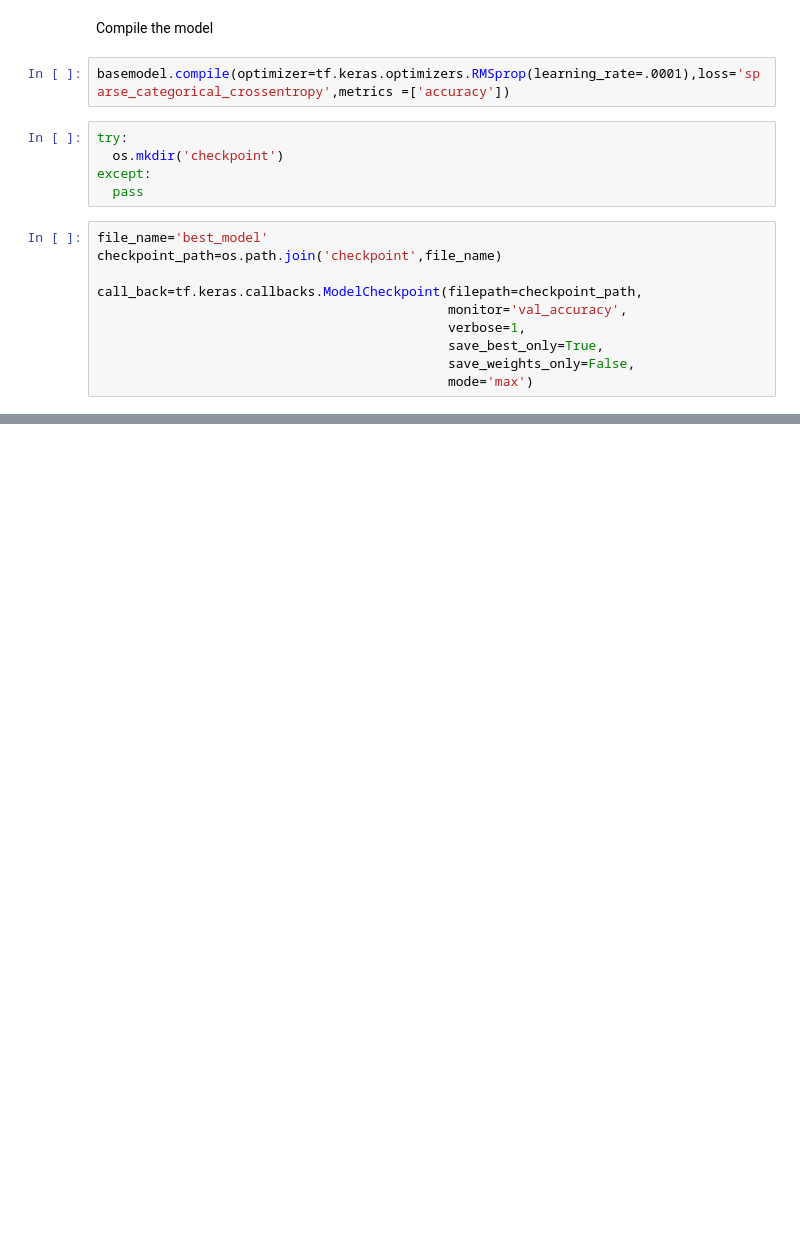
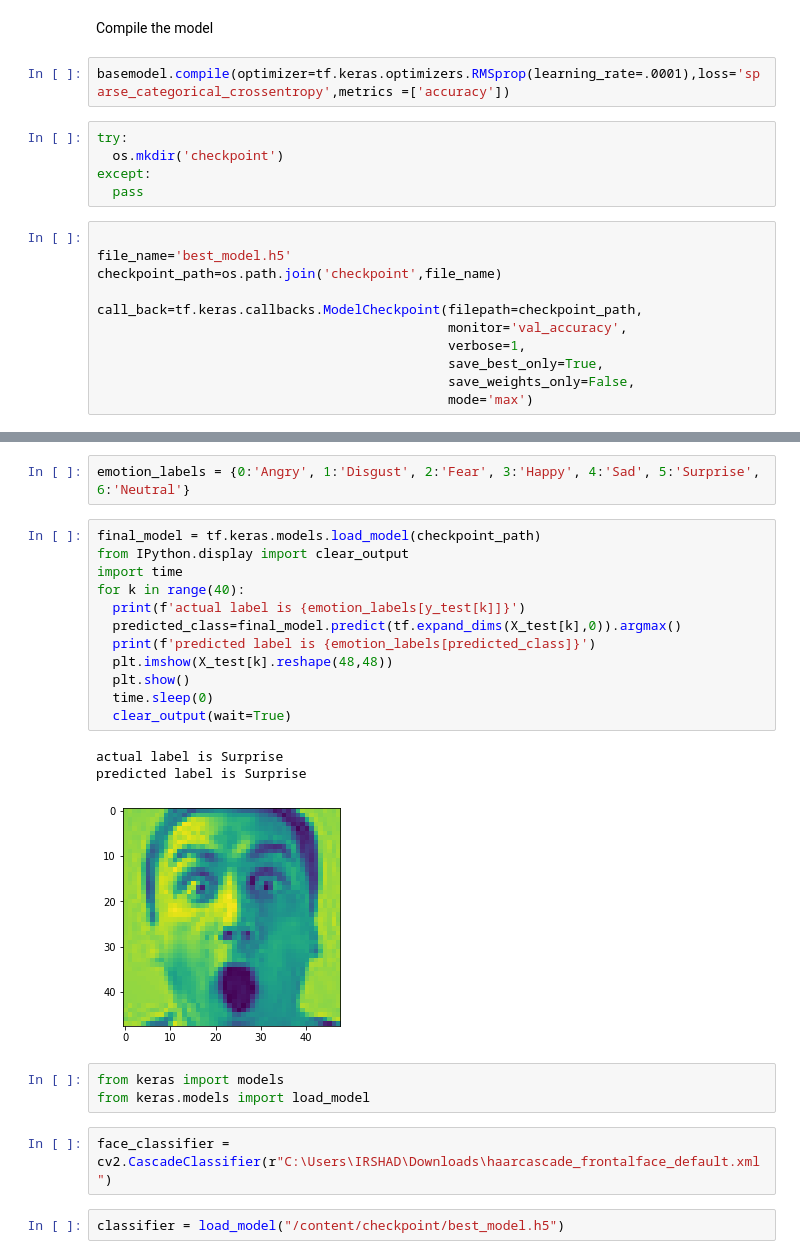
Before and after one commit to irshad9873/Face-Emotion-Detection-new, a Jupyter notebook: Untitled46.ipynb, the cells around one changed output, grey strips where cells are left out. Saved outputs shown, nothing was run; the diff lists cells and outputs as text; blank space fills up the shorter version.

```diff
--- a/Untitled46.ipynb
+++ b/Untitled46.ipynb
@@ -207,7 +207,8 @@ try:
 except:
   pass
 # %%
-file_name='best_model'
+
+file_name='best_model.h5'
 checkpoint_path=os.path.join('checkpoint',file_name)
 
 call_back=tf.keras.callbacks.ModelCheckpoint(filepath=checkpoint_path,
@@ -239 +240,26 @@ Epoch 20: val_accuracy did not improve from 0.25601
 <keras.callbacks.History at 0x...>
+# %%
+emotion_labels = {0:'Angry', 1:'Disgust', 2:'Fear', 3:'Happy', 4:'Sad', 5:'Surprise', 6:'Neutral'}
+# %%
+final_model = tf.keras.models.load_model(checkpoint_path)
+from IPython.display import clear_output
+import time
+for k in range(40):
+  print(f'actual label is {emotion_labels[y_test[k]]}')
+  predicted_class=final_model.predict(tf.expand_dims(X_test[k],0)).argmax()
+  print(f'predicted label is {emotion_labels[predicted_class]}')
+  plt.imshow(X_test[k].reshape(48,48))
+  plt.show()
+  time.sleep(0)
+  clear_output(wait=True)
+# %% [output]
+actual label is Surprise
+predicted label is Surprise
+[figure, added]
+# %%
+from keras import models
+from keras.models import load_model
+# %%
+face_classifier = cv2.CascadeClassifier(r"C:\Users\IRSHAD\Downloads\haarcascade_frontalface_default.xml")
+# %%
+classifier = load_model("/content/checkpoint/best_model.h5")
```
Also changed, not shown: parts of 3 cells of this notebook.
